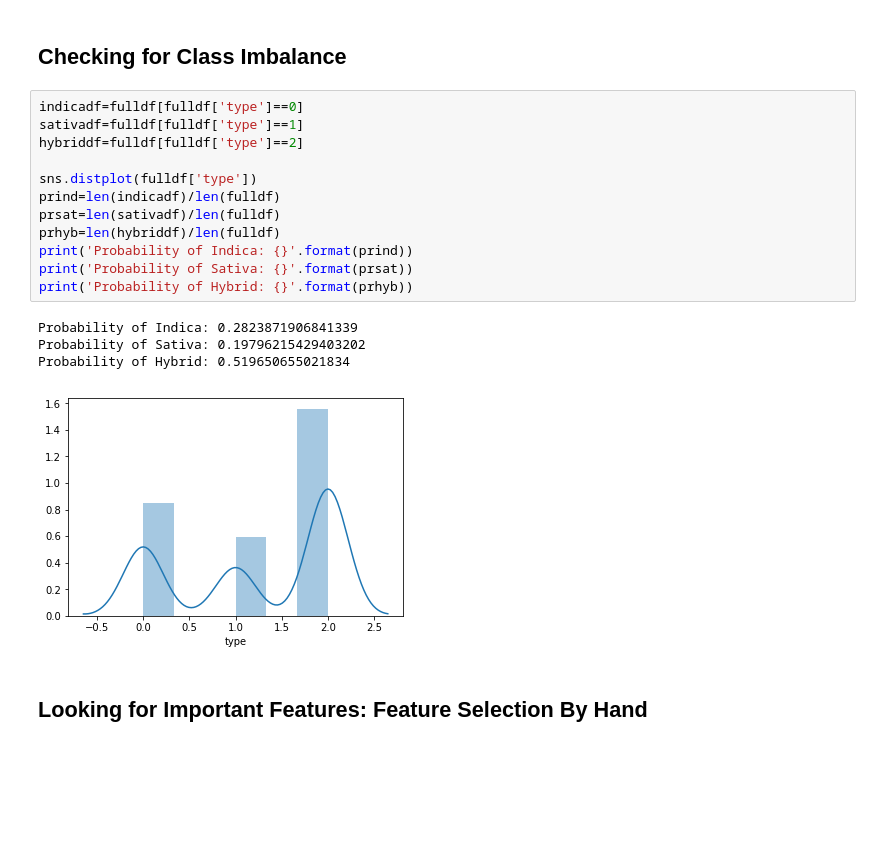
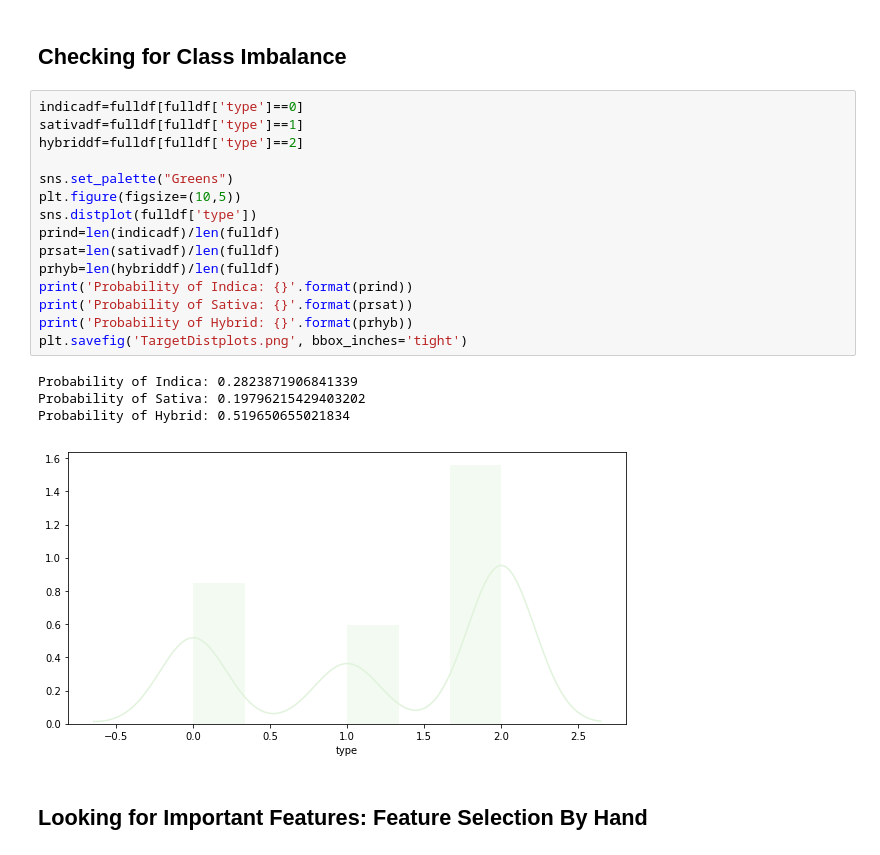
Before and after one commit to mackenziemitchell6/CannabiClass, a Jupyter notebook: CannabiClassDataEDA.ipynb, the cells around one changed output. Saved outputs shown, nothing was run; the diff lists cells and outputs as text; blank space fills up the shorter version.

```diff
--- a/CannabiClassDataEDA.ipynb
+++ b/CannabiClassDataEDA.ipynb
@@ -163,20 +163,23 @@ sns.scatterplot(x='thc',y='medical',hue='type',data=fulldf)
 # %%
 indicadf=fulldf[fulldf['type']==0]
 sativadf=fulldf[fulldf['type']==1]
 hybriddf=fulldf[fulldf['type']==2]
 
+sns.set_palette("Greens")
+plt.figure(figsize=(10,5))
 sns.distplot(fulldf['type'])
 prind=len(indicadf)/len(fulldf)
 prsat=len(sativadf)/len(fulldf)
 prhyb=len(hybriddf)/len(fulldf)
 print('Probability of Indica: {}'.format(prind))
 print('Probability of Sativa: {}'.format(prsat))
 print('Probability of Hybrid: {}'.format(prhyb))
+plt.savefig('TargetDistplots.png', bbox_inches='tight')
 # %% [output]
 Probability of Indica: 0.2823871906841339
 Probability of Sativa: 0.19796215429403202
 Probability of Hybrid: 0.519650655021834
-[figure, old version]
+[figure, new version]
 # %% [markdown]
 ## Looking for Important Features: Feature Selection By Hand
 # %%
```
Also changed, not shown: parts of 2 cells of this notebook, 50 other files.
